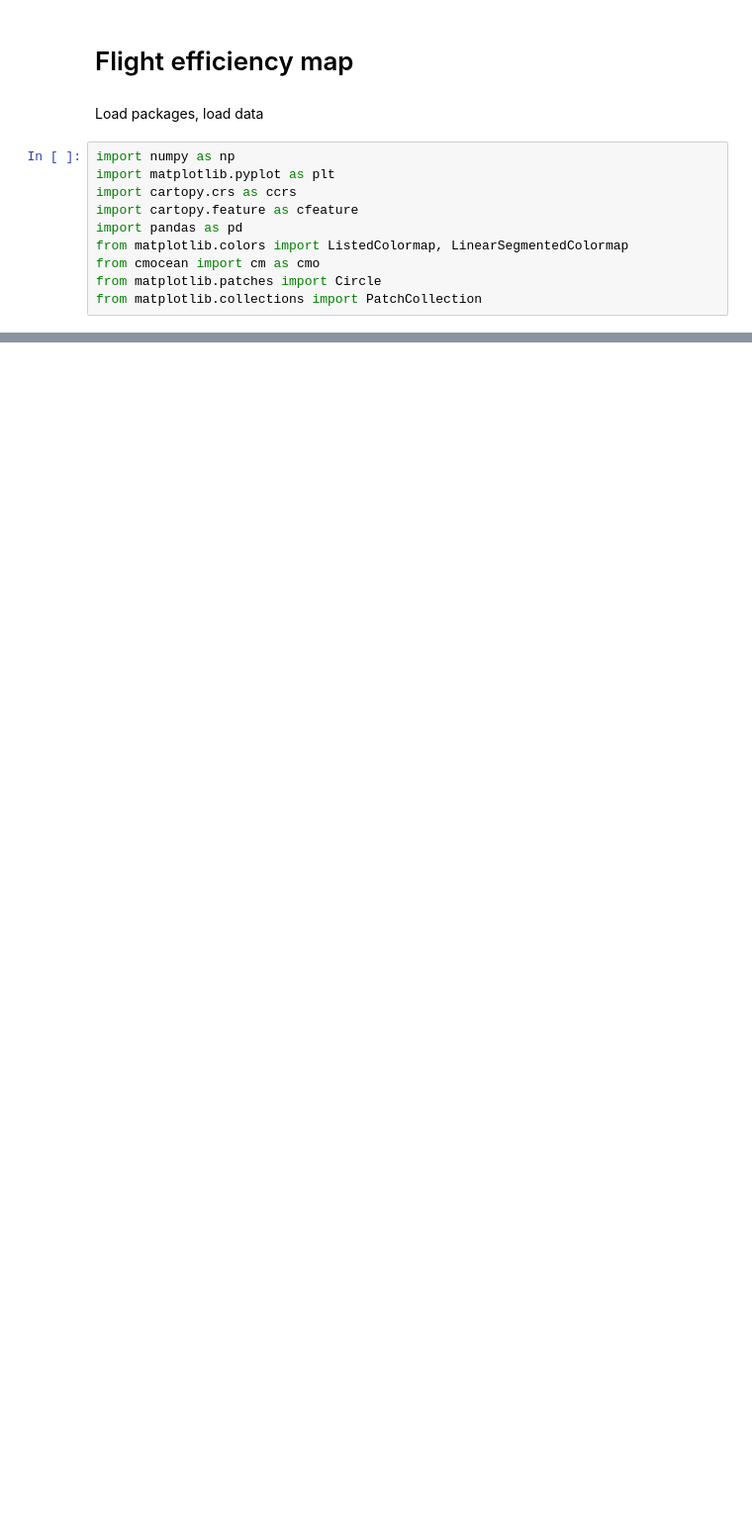
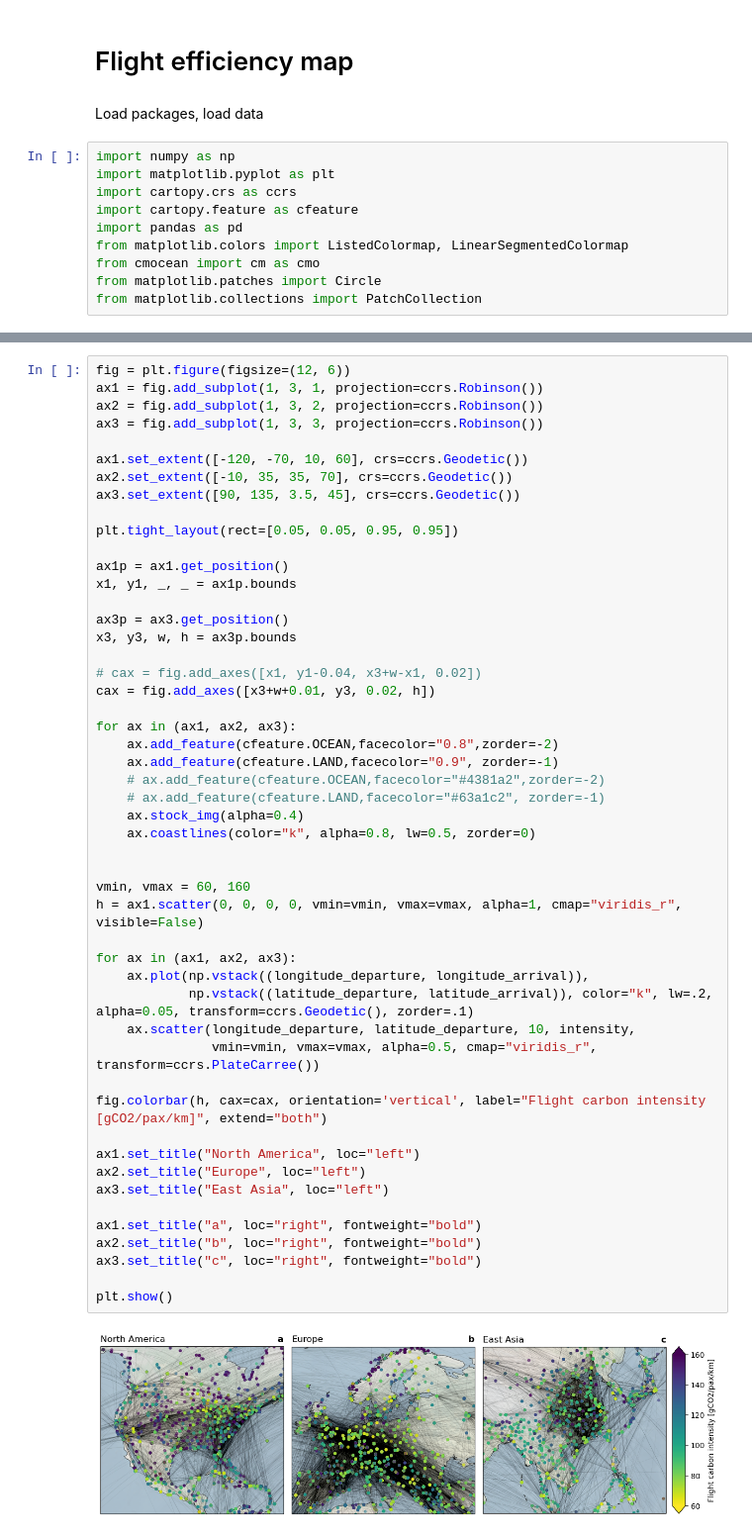
Before and after one commit to jorgecardleitao/aviation, a Jupyter notebook: plots/flight_efficiency_map.ipynb, the cells around one changed output, grey strips where cells are left out. Shown at 99% size. Drawn from its saved outputs; the diff is of its cells as text; blank space fills up the shorter version.

```diff
--- a/plots/flight_efficiency_map.ipynb
+++ b/plots/flight_efficiency_map.ipynb
@@ -151,0 +86,52 @@ plt.show()
+# %%
+fig = plt.figure(figsize=(12, 6))
+ax1 = fig.add_subplot(1, 3, 1, projection=ccrs.Robinson())
+ax2 = fig.add_subplot(1, 3, 2, projection=ccrs.Robinson())
+ax3 = fig.add_subplot(1, 3, 3, projection=ccrs.Robinson())
+
+ax1.set_extent([-120, -70, 10, 60], crs=ccrs.Geodetic())
+ax2.set_extent([-10, 35, 35, 70], crs=ccrs.Geodetic())
+ax3.set_extent([90, 135, 3.5, 45], crs=ccrs.Geodetic())
+
+plt.tight_layout(rect=[0.05, 0.05, 0.95, 0.95])
+
+ax1p = ax1.get_position()
+x1, y1, _, _ = ax1p.bounds
+
+ax3p = ax3.get_position()
+x3, y3, w, h = ax3p.bounds
+
+# cax = fig.add_axes([x1, y1-0.04, x3+w-x1, 0.02])
+cax = fig.add_axes([x3+w+0.01, y3, 0.02, h])
+
+for ax in (ax1, ax2, ax3):
+    ax.add_feature(cfeature.OCEAN,facecolor="0.8",zorder=-2)
+    ax.add_feature(cfeature.LAND,facecolor="0.9", zorder=-1)
+    # ax.add_feature(cfeature.OCEAN,facecolor="#4381a2",zorder=-2)
+    # ax.add_feature(cfeature.LAND,facecolor="#63a1c2", zorder=-1)
+    ax.stock_img(alpha=0.4)
+    ax.coastlines(color="k", alpha=0.8, lw=0.5, zorder=0)
+
+
+vmin, vmax = 60, 160
+h = ax1.scatter(0, 0, 0, 0, vmin=vmin, vmax=vmax, alpha=1, cmap="viridis_r", visible=False)
+
+for ax in (ax1, ax2, ax3):
+    ax.plot(np.vstack((longitude_departure, longitude_arrival)),
+            np.vstack((latitude_departure, latitude_arrival)), color="k", lw=.2, alpha=0.05, transform=ccrs.Geodetic(), zorder=.1)
+    ax.scatter(longitude_departure, latitude_departure, 10, intensity,
+               vmin=vmin, vmax=vmax, alpha=0.5, cmap="viridis_r", transform=ccrs.PlateCarree())
+
+fig.colorbar(h, cax=cax, orientation='vertical', label="Flight carbon intensity [gCO2/pax/km]", extend="both")
+
+ax1.set_title("North America", loc="left")
+ax2.set_title("Europe", loc="left")
+ax3.set_title("East Asia", loc="left")
+
+ax1.set_title("a", loc="right", fontweight="bold")
+ax2.set_title("b", loc="right", fontweight="bold")
+ax3.set_title("c", loc="right", fontweight="bold")
+
+plt.show()
+# %% [output]
+[figure, added]
```
Also changed, not shown: parts of 16 cells of this notebook.
